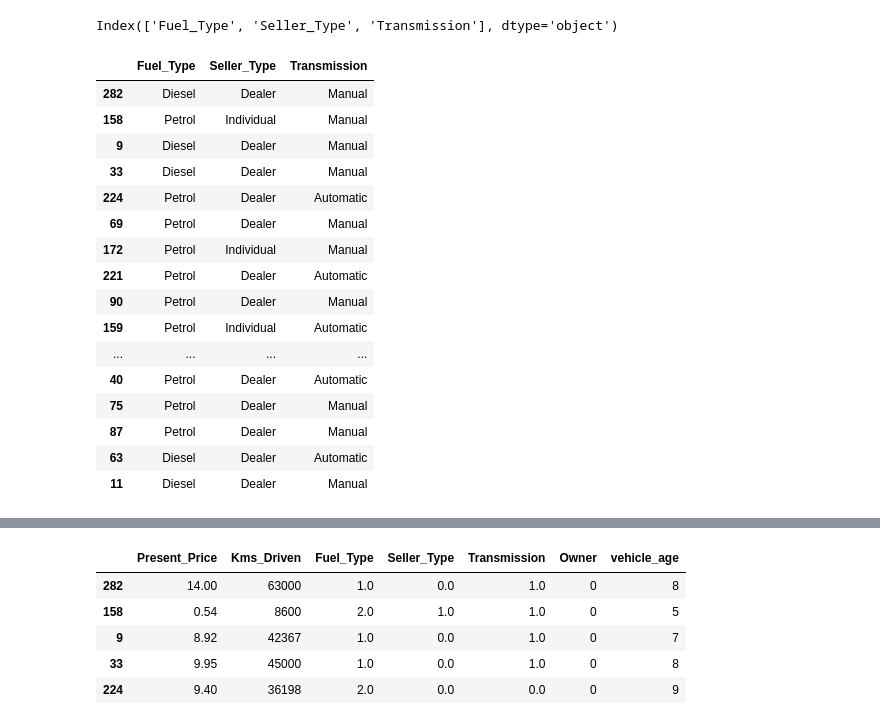
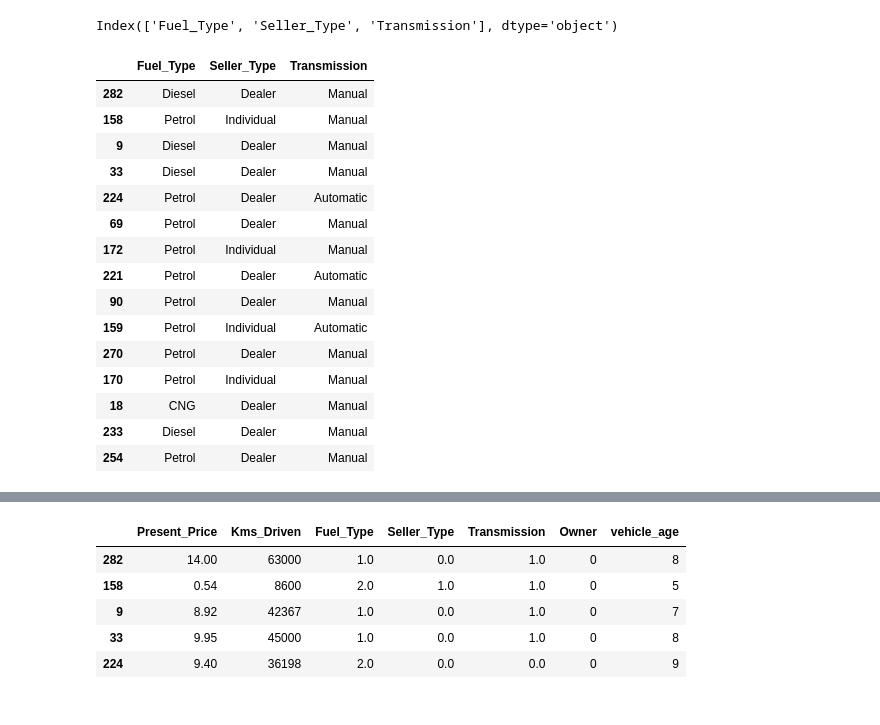
Before and after one commit to msddk/DS_Bootcamp, a Jupyter notebook: Machine Learning/Decision Tree/Decision Tree Regression.ipynb, the cells around one changed output, grey strips where cells are left out. Cells and saved outputs as stored; diff of their text form; code cells hidden in the pictures.

```diff
--- a/Machine Learning/Decision Tree/Decision Tree Regression.ipynb
+++ b/Machine Learning/Decision Tree/Decision Tree Regression.ipynb
@@ -145,25 +154,24 @@ cat
 # %% [output]
 Index(['Fuel_Type', 'Seller_Type', 'Transmission'], dtype='object')
 # %%
-X_train[cat]
+X_train[cat].head(15)
 # %% [output]
 |  | Fuel_Type | Seller_Type | Transmission |
 | 282 | Diesel | Dealer | Manual |
 | 158 | Petrol | Individual | Manual |
 | 9 | Diesel | Dealer | Manual |
 | 33 | Diesel | Dealer | Manual |
 | 224 | Petrol | Dealer | Automatic |
 | 69 | Petrol | Dealer | Manual |
 | 172 | Petrol | Individual | Manual |
 | 221 | Petrol | Dealer | Automatic |
 | 90 | Petrol | Dealer | Manual |
 | 159 | Petrol | Individual | Automatic |
-| ... | ... | ... | ... |
-| 40 | Petrol | Dealer | Automatic |
-| 75 | Petrol | Dealer | Manual |
-| 87 | Petrol | Dealer | Manual |
-| 63 | Diesel | Dealer | Automatic |
-| 11 | Diesel | Dealer | Manual |
+| 270 | Petrol | Dealer | Manual |
+| 170 | Petrol | Individual | Manual |
+| 18 | CNG | Dealer | Manual |
+| 233 | Diesel | Dealer | Manual |
+| 254 | Petrol | Dealer | Manual |
 # %%
 from sklearn.preprocessing import OrdinalEncoder
 
```
Also changed, not shown: parts of 18 cells of this notebook.
